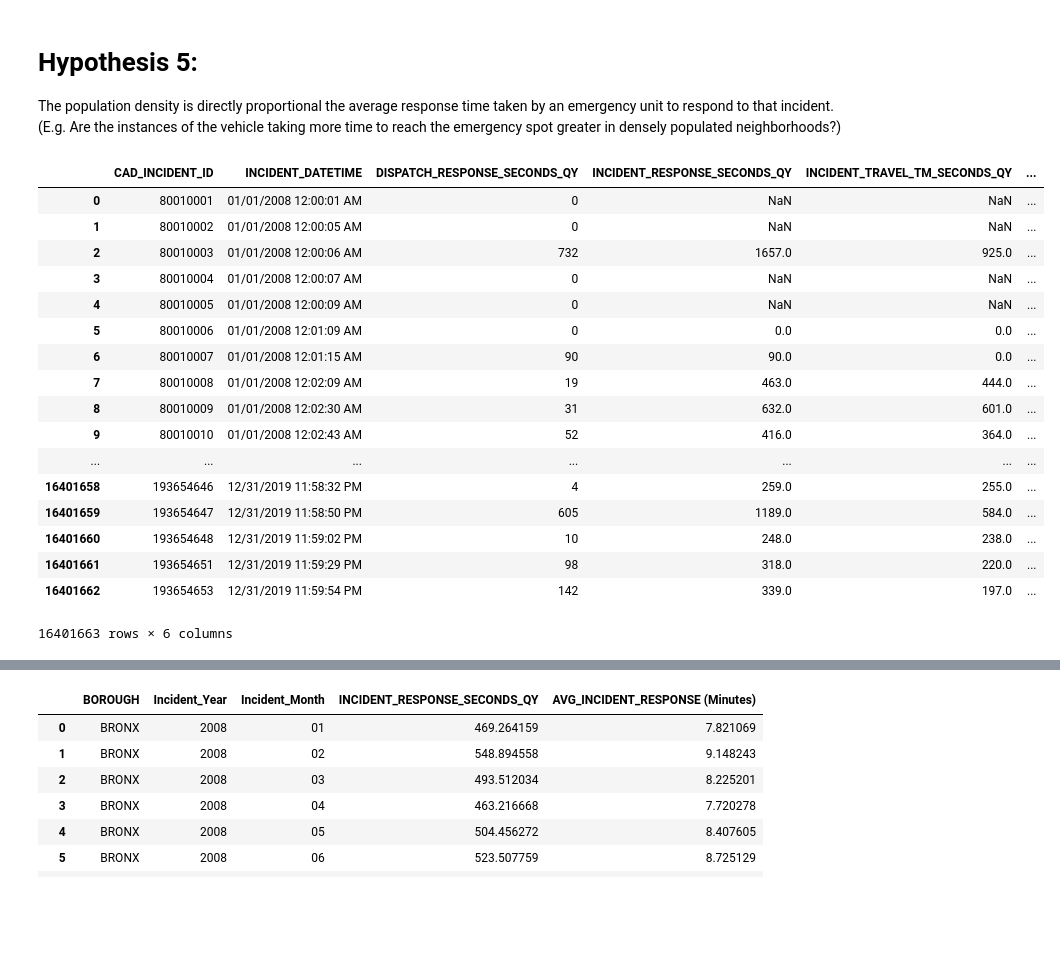
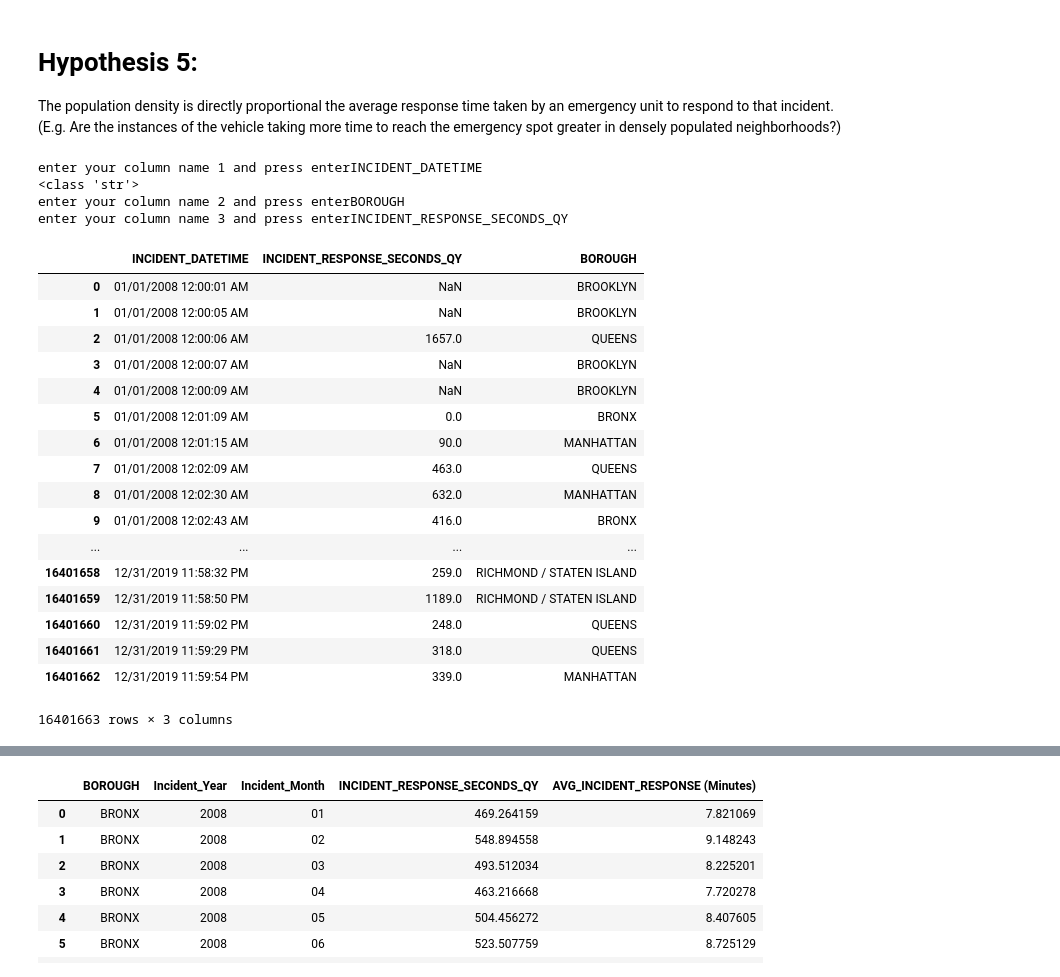
Before and after one commit to rahulrohri/PR_FP_RahulMegha, a Jupyter notebook: Final Project PR_v10.ipynb, the cells around one changed output, grey strips where cells are left out. Drawn from its saved outputs; the diff is of its cells as text; code cells hidden in the pictures; blank space fills up the shorter version.

```diff
--- a/Final Project PR_v10.ipynb
+++ b/Final Project PR_v10.ipynb
@@ -98,0 +40,16 @@ NYC_Complaint_Data
+# %%
+def get_file(file,cols):
+    if cols == 3:
+        col1 = input('enter your column name 1 and press enter')
+        print(type(col1))
+        col2 = input('enter your column name 2 and press enter')
+        col3 = input('enter your column name 3 and press enter')
+        list1 = [col1,col2,col3]
+    elif cols == 4:
+        col1 = input('enter your column name 1 inside and press enter')
+        col2 = input('enter your column name 2 inside and press enter')
+        col3 = input('enter your column name 3 inside and press enter')
+        col4 = input('enter your column name 4 inside and press enter')
+        list1 = [col1,col2,col3,col4]
+    data_file = pd.read_csv(file,usecols=list1) # Import only necessary columns from the dataset
+    return data_file
@@ -851,39 +844,29 @@ plot_graph(5,g3,18,30,'BURGLARY','FELONY ASSAULT','FORGERY','FRAUDS','HARRASSMEN
 # %% [markdown]
 # Hypothesis 5:
 The population density is directly proportional the average response time taken by an emergency unit to respond to that incident. (E.g. Are the instances of the vehicle taking more time to reach the emergency spot greater in densely populated neighborhoods?)
-# %%
-def get_file(EMS_Data_File):
-
-    """Given a filename which has a comma separated (.csv) filetype,return a pandas
-    dataframe of crime data containing the three relevant columns needed for analysis.
-
-    We load the file as a pandas dataframe having no headers and load only 3 relevant column
-    needed for analysis called (CMPLNT_NUM,CMPLNT_FR_DT and BORO_NM)
-
-    :param csv_files: The csv file to load
-    :return: a pandas dataframe of crime data containing the three relevant columns needed for analysis
-    """
-    data_file = pd.read_csv(EMS_Data_File,usecols=['CAD_INCIDENT_ID','INCIDENT_DATETIME','DISPATCH_RESPONSE_SECONDS_QY','INCIDENT_RESPONSE_SECONDS_QY','INCIDENT_TRAVEL_TM_SECONDS_QY','BOROUGH']) # Import only necessary columns from the dataset
-    return data_file
 # %%
-EMS_Data = get_file(EMS_incident)
+EMS_Data = get_file(EMS_incident,3) # only import columns INCIDENT_RESPONSE_SECONDS_QY,INCIDENT_DATETIME,BOROUGH
 EMS_Data
 # %% [output]
+enter your column name 1 and press enterINCIDENT_DATETIME
+<class 'str'>
+enter your column name 2 and press enterBOROUGH
+enter your column name 3 and press enterINCIDENT_RESPONSE_SECONDS_QY
-|  | CAD_INCIDENT_ID | INCIDENT_DATETIME | DISPATCH_RESPONSE_SECONDS_QY | INCIDENT_RESPONSE_SECONDS_QY | INCIDENT_TRAVEL_TM_SECONDS_QY | ... |
-| 0 | 80010001 | 01/01/2008 12:00:01 AM | 0 | NaN | NaN | ... |
-| 1 | 80010002 | 01/01/2008 12:00:05 AM | 0 | NaN | NaN | ... |
-| 2 | 80010003 | 01/01/2008 12:00:06 AM | 732 | 1657.0 | 925.0 | ... |
-| 3 | 80010004 | 01/01/2008 12:00:07 AM | 0 | NaN | NaN | ... |
-| 4 | 80010005 | 01/01/2008 12:00:09 AM | 0 | NaN | NaN | ... |
-| 5 | 80010006 | 01/01/2008 12:01:09 AM | 0 | 0.0 | 0.0 | ... |
-| 6 | 80010007 | 01/01/2008 12:01:15 AM | 90 | 90.0 | 0.0 | ... |
-| 7 | 80010008 | 01/01/2008 12:02:09 AM | 19 | 463.0 | 444.0 | ... |
-| 8 | 80010009 | 01/01/2008 12:02:30 AM | 31 | 632.0 | 601.0 | ... |
-| 9 | 80010010 | 01/01/2008 12:02:43 AM | 52 | 416.0 | 364.0 | ... |
-| ... | ... | ... | ... | ... | ... | ... |
-| 16401658 | 193654646 | 12/31/2019 11:58:32 PM | 4 | 259.0 | 255.0 | ... |
-| 16401659 | 193654647 | 12/31/2019 11:58:50 PM | 605 | 1189.0 | 584.0 | ... |
-| 16401660 | 193654648 | 12/31/2019 11:59:02 PM | 10 | 248.0 | 238.0 | ... |
-| 16401661 | 193654651 | 12/31/2019 11:59:29 PM | 98 | 318.0 | 220.0 | ... |
-| 16401662 | 193654653 | 12/31/2019 11:59:54 PM | 142 | 339.0 | 197.0 | ... |
+|  | INCIDENT_DATETIME | INCIDENT_RESPONSE_SECONDS_QY | BOROUGH |
+| 0 | 01/01/2008 12:00:01 AM | NaN | BROOKLYN |
+| 1 | 01/01/2008 12:00:05 AM | NaN | BROOKLYN |
+| 2 | 01/01/2008 12:00:06 AM | 1657.0 | QUEENS |
+| 3 | 01/01/2008 12:00:07 AM | NaN | BROOKLYN |
+| 4 | 01/01/2008 12:00:09 AM | NaN | BROOKLYN |
+| 5 | 01/01/2008 12:01:09 AM | 0.0 | BRONX |
+| 6 | 01/01/2008 12:01:15 AM | 90.0 | MANHATTAN |
+| 7 | 01/01/2008 12:02:09 AM | 463.0 | QUEENS |
+| 8 | 01/01/2008 12:02:30 AM | 632.0 | MANHATTAN |
+| 9 | 01/01/2008 12:02:43 AM | 416.0 | BRONX |
+| ... | ... | ... | ... |
+| 16401658 | 12/31/2019 11:58:32 PM | 259.0 | RICHMOND / STATEN ISLAND |
+| 16401659 | 12/31/2019 11:58:50 PM | 1189.0 | RICHMOND / STATEN ISLAND |
+| 16401660 | 12/31/2019 11:59:02 PM | 248.0 | QUEENS |
+| 16401661 | 12/31/2019 11:59:29 PM | 318.0 | QUEENS |
+| 16401662 | 12/31/2019 11:59:54 PM | 339.0 | MANHATTAN |
-16401663 rows × 6 columns
+16401663 rows × 3 columns
```
Also changed, not shown: parts of 21 cells of this notebook.
